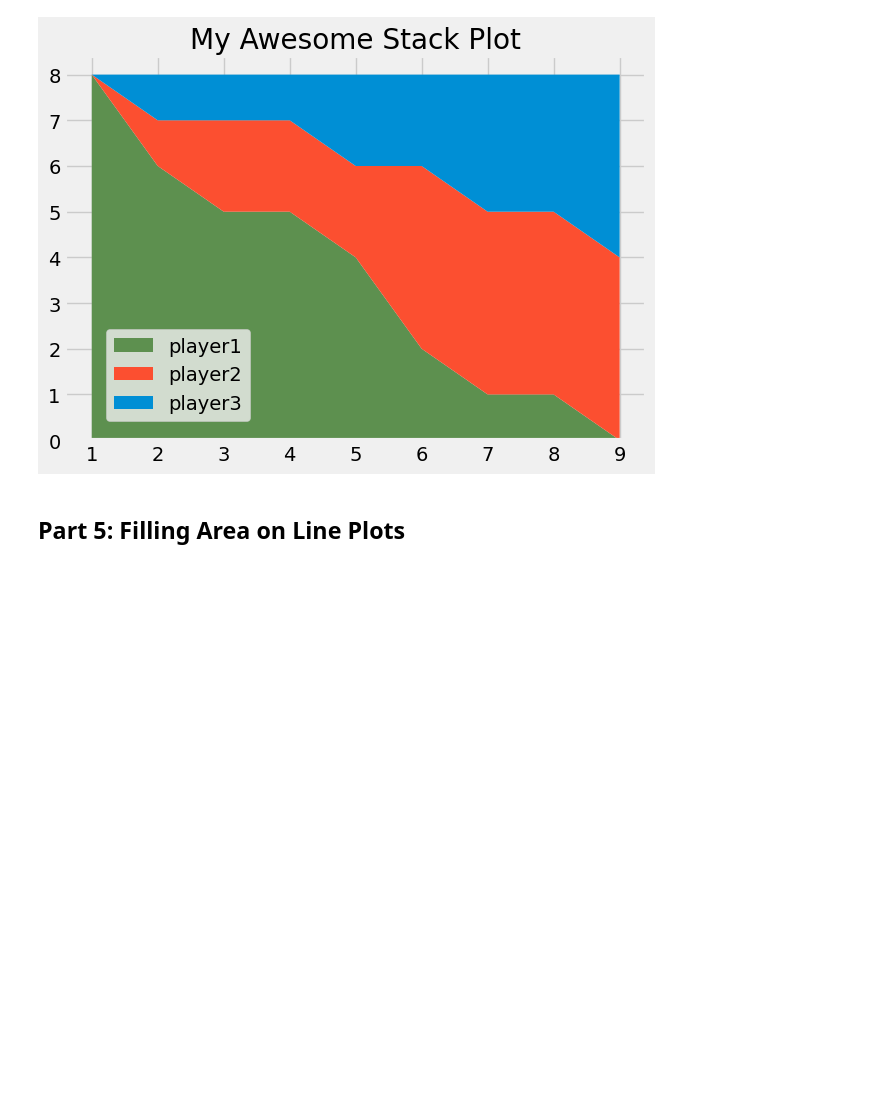
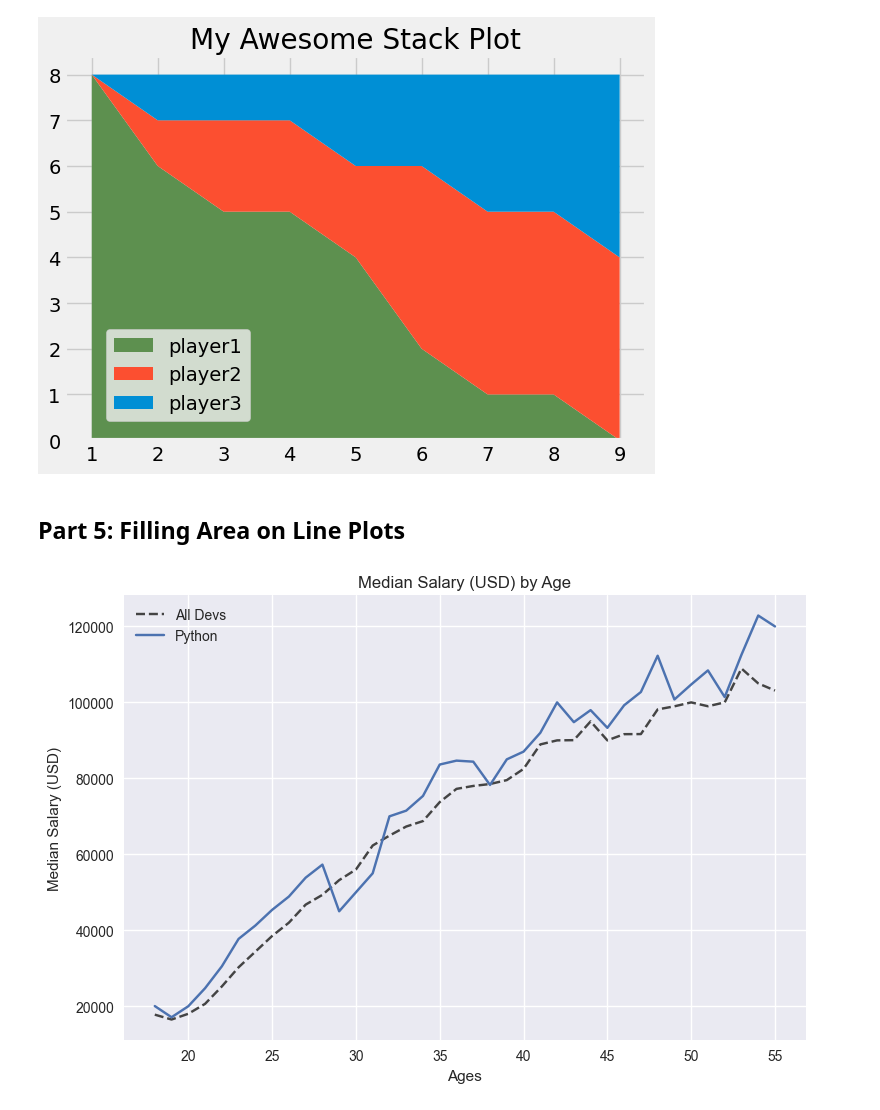
Before and after one commit to ca-ros/LearningPython, a Jupyter notebook: matplotlib/coreYT.ipynb, the cells around one changed output. Cells and saved outputs as stored; diff of their text form; code cells hidden in the pictures; blank space fills up the shorter version.

```diff
--- a/matplotlib/coreYT.ipynb
+++ b/matplotlib/coreYT.ipynb
@@ -476,29 +476,31 @@ plt.show()
 # %%
 import pandas as pd
 from matplotlib import pyplot as plt
 
-data = pd.read_csv('data.csv')
+data = pd.read_csv('data2.csv')
 ages = data['Age']
 dev_salaries = data['All_Devs']
 py_salaries = data['Python']
 js_salaries = data['JavaScript']
+
+plt.style.use('seaborn')
 
 plt.plot(ages, dev_salaries, color='#444444',
          linestyle='--', label='All Devs')
 
 plt.plot(ages, py_salaries, label='Python')
 
 # overall_median = 57287
 
 plt.legend()
 
 plt.title('Median Salary (USD) by Age')
 plt.xlabel('Ages')
 plt.ylabel('Median Salary (USD)')
 
 plt.tight_layout()
-
-plt.show()
+# %% [output]
+[figure, added]
 # %%
 import pandas as pd
 from matplotlib import pyplot as plt
```
Also changed, not shown: parts of 10 cells of this notebook, 3 other files.
